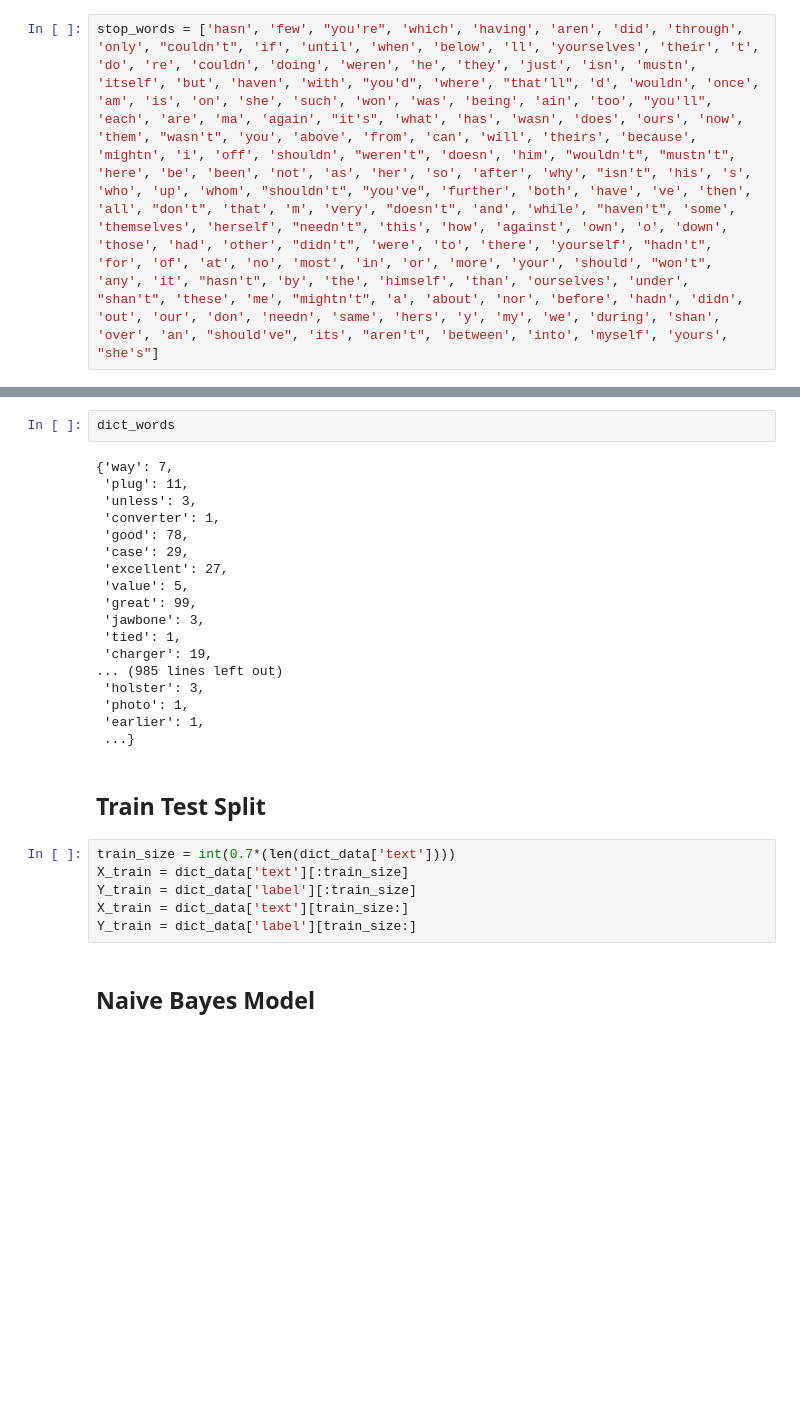
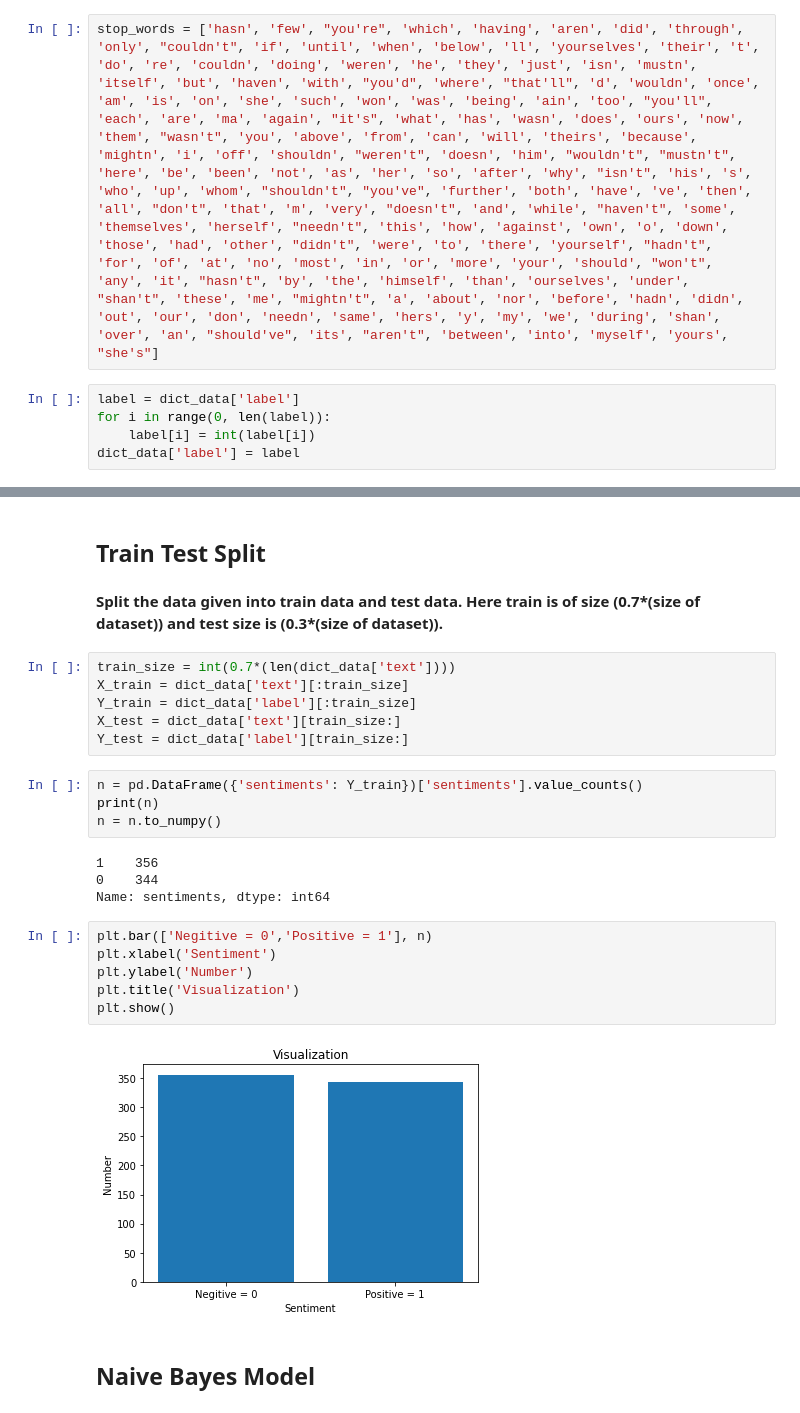
Before and after one commit to PavanReddy28/ML-assignment, a Jupyter notebook: Naive-Bayes/Naive-Bayes.ipynb, the cells around one changed output, grey strips where cells are left out. Cells and saved outputs as stored; diff of their text form; blank space fills up the shorter version.

Commit message:
Made changes to Vectorizer and Labels in 'dict_data'

```diff
--- a/Naive-Bayes/Naive-Bayes.ipynb
+++ b/Naive-Bayes/Naive-Bayes.ipynb
@@ -128,4 +127,9 @@ dict_data['text'][0:10]
 <b>Created a list of stop words, which do not contribute to the sentiment of a text.</b>
 # %%
 stop_words = ['hasn', 'few', "you're", 'which', 'having', 'aren', 'did', 'through', 'only', "couldn't", 'if', 'until', 'when', 'below', 'll', 'yourselves', 'their', 't', 'do', 're', 'couldn', 'doing', 'weren', 'he', 'they', 'just', 'isn', 'mustn', 'itself', 'but', 'haven', 'with', "you'd", 'where', "that'll", 'd', 'wouldn', 'once', 'am', 'is', 'on', 'she', 'such', 'won', 'was', 'being', 'ain', 'too', "you'll", 'each', 'are', 'ma', 'again', "it's", 'what', 'has', 'wasn', 'does', 'ours', 'now', 'them', "wasn't", 'you', 'above', 'from', 'can', 'will', 'theirs', 'because', 'mightn', 'i', 'off', 'shouldn', "weren't", 'doesn', 'him', "wouldn't", "mustn't", 'here', 'be', 'been', 'not', 'as', 'her', 'so', 'after', 'why', "isn't", 'his', 's', 'who', 'up', 'whom', "shouldn't", "you've", 'further', 'both', 'have', 've', 'then', 'all', "don't", 'that', 'm', 'very', "doesn't", 'and', 'while', "haven't", 'some', 'themselves', 'herself', "needn't", 'this', 'how', 'against', 'own', 'o', 'down', 'those', 'had', 'other', "didn't", 'were', 'to', 'there', 'yourself', "hadn't", 'for', 'of', 'at', 'no', 'most', 'in', 'or', 'more', 'your', 'should', "won't", 'any', 'it', "hasn't", 'by', 'the', 'himself', 'than', 'ourselves', 'under', "shan't", 'these', 'me', "mightn't", 'a', 'about', 'nor', 'before', 'hadn', 'didn', 'out', 'our', 'don', 'needn', 'same', 'hers', 'y', 'my', 'we', 'during', 'shan', 'over', 'an', "should've", 'its', "aren't", 'between', 'into', 'myself', 'yours', "she's"]
+# %%
+label = dict_data['label']
+for i in range(0, len(label)):
+    label[i] = int(label[i])
+dict_data['label'] = label
 # %%
@@ -150,31 +155,29 @@ dict_words = vectorizer(dict_data['text'])
-# %%
-dict_words
-# %% [output]
-{'way': 7,
- 'plug': 11,
- 'unless': 3,
- 'converter': 1,
- 'good': 78,
- 'case': 29,
- 'excellent': 27,
- 'value': 5,
- 'great': 99,
- 'jawbone': 3,
- 'tied': 1,
- 'charger': 19,
-... (985 lines left out)
- 'holster': 3,
- 'photo': 1,
- 'earlier': 1,
- ...}
 # %% [markdown]
 ## Train Test Split
+# %% [markdown]
+<b> Split the data given into train data and test data. Here train is of size (0.7*(size of dataset)) and test size is (0.3*(size of dataset)).</b>
 # %%
 train_size = int(0.7*(len(dict_data['text'])))
 X_train = dict_data['text'][:train_size]
 Y_train = dict_data['label'][:train_size]
-X_train = dict_data['text'][train_size:]
-Y_train = dict_data['label'][train_size:]
+X_test = dict_data['text'][train_size:]
+Y_test = dict_data['label'][train_size:]
+# %%
+n = pd.DataFrame({'sentiments': Y_train})['sentiments'].value_counts()
+print(n)
+n = n.to_numpy()
+# %% [output]
+1    356
+0    344
+Name: sentiments, dtype: int64
+# %%
+plt.bar(['Negitive = 0','Positive = 1'], n)
+plt.xlabel('Sentiment')
+plt.ylabel('Number')
+plt.title('Visualization')
+plt.show()
+# %% [output]
+[figure, added]
 # %% [markdown]
 ## Naive Bayes Model
 # %%
```
Also changed, not shown: parts of 12 cells of this notebook.
